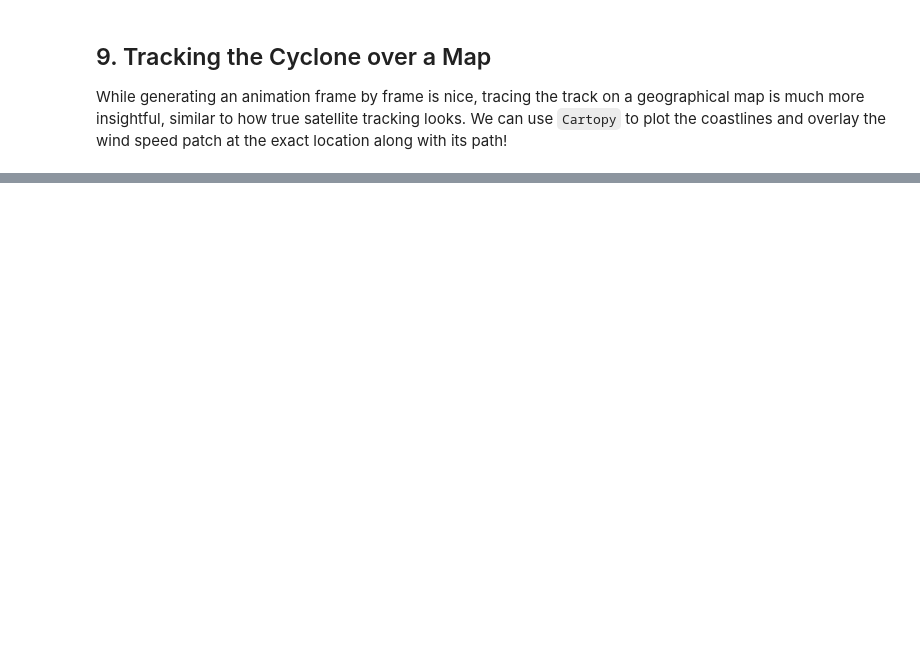
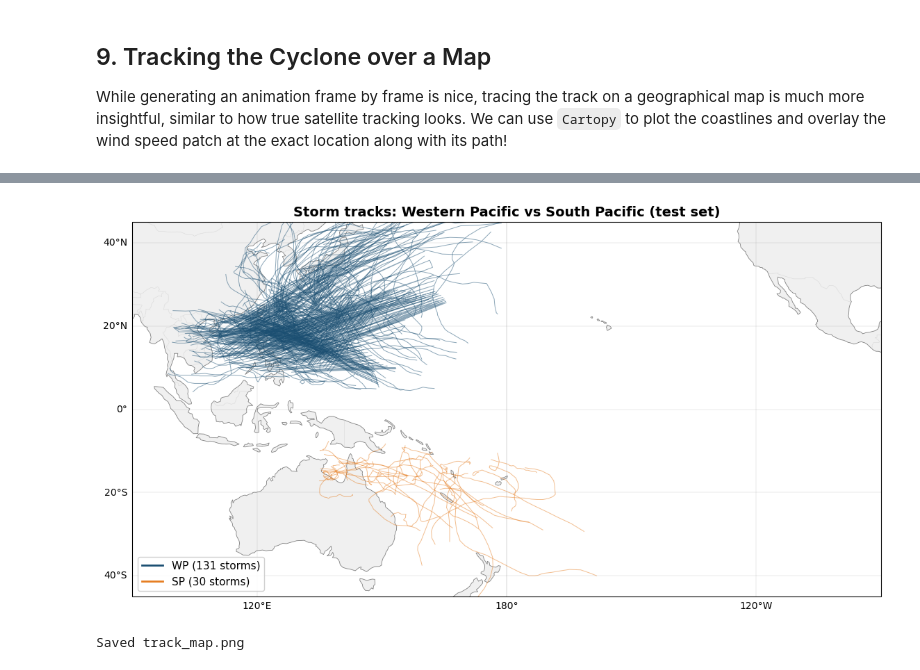
Before and after one commit to ya325icacuk/climate-change-group-project, a Jupyter notebook: Starter Notebook.ipynb, the cells around one changed output, grey strips where cells are left out. Drawn from its saved outputs; the diff is of its cells as text; code cells hidden in the pictures; blank space fills up the shorter version.

```diff
--- a/Starter Notebook.ipynb
+++ b/Starter Notebook.ipynb
@@ -930,0 +673,60 @@ Saved wind_field_comparison.png
+# %%
+import cartopy.crs as ccrs
+import cartopy.feature as cfeature
+from matplotlib.lines import Line2D
+
+COL_NAMES = ["ID", "BASIN_ID", "LONG", "LAT", "PRES", "WND", "DATETIME", "Name"]
+
+# load Data1D for WP and SP
+all_1d = []
+for basin in ["WP", "SP"]:
+    txt_dir = TCND_ROOT / "Data1D" / basin / "test"
+    for fp in sorted(txt_dir.glob("*.txt")):
+        df = pd.read_csv(fp, sep="\t", header=None, names=COL_NAMES)
+        df["basin"] = basin
+        all_1d.append(df)
+
+df_1d = pd.concat(all_1d, ignore_index=True)
+
+# denormalise coordinates (empirically verified against Env-Data location field)
+df_1d["lon_deg"] = df_1d["LONG"] * 5 + 180
+df_1d["lat_deg"] = df_1d["LAT"] * 5
+
+wp_1d = df_1d[df_1d["basin"] == "WP"]
+sp_1d = df_1d[df_1d["basin"] == "SP"]
+
+# plot
+fig = plt.figure(figsize=(14, 7))
+ax = plt.axes(projection=ccrs.PlateCarree(central_longitude=180))
+ax.set_extent([90, 270, -45, 45], crs=ccrs.PlateCarree())
+ax.coastlines(linewidth=0.6, color="grey")
+ax.add_feature(cfeature.LAND, facecolor="#f0f0f0", zorder=0)
+ax.add_feature(cfeature.BORDERS, linewidth=0.3, edgecolor="lightgrey")
+gl = ax.gridlines(draw_labels=True, linewidth=0.3, alpha=0.4, color="grey")
+gl.top_labels = False
+gl.right_labels = False
+
+for name, grp in wp_1d.groupby("Name"):
+    grp = grp.sort_values("ID")
+    ax.plot(grp["lon_deg"], grp["lat_deg"], lw=0.7, alpha=0.5,
+            color=WP_COLOR, transform=ccrs.PlateCarree())
+
+for name, grp in sp_1d.groupby("Name"):
+    grp = grp.sort_values("ID")
+    ax.plot(grp["lon_deg"], grp["lat_deg"], lw=0.7, alpha=0.5,
+            color=SP_COLOR, transform=ccrs.PlateCarree())
+
+handles = [
+    Line2D([0], [0], color=WP_COLOR, lw=2, label=f"WP ({wp_1d['Name'].nunique()} storms)"),
+    Line2D([0], [0], color=SP_COLOR, lw=2, label=f"SP ({sp_1d['Name'].nunique()} storms)"),
+]
+ax.legend(handles=handles, loc="lower left", fontsize=11, framealpha=0.9)
+ax.set_title("Storm tracks: Western Pacific vs South Pacific (test set)",
+             fontsize=14, fontweight="bold")
+
+plt.savefig("track_map.png", dpi=300, bbox_inches="tight")
+plt.show()
+print("Saved track_map.png")
+# %% [output]
+[figure, added]
+Saved track_map.png
```
Also changed, not shown: parts of 25 cells of this notebook, 4 other files.
